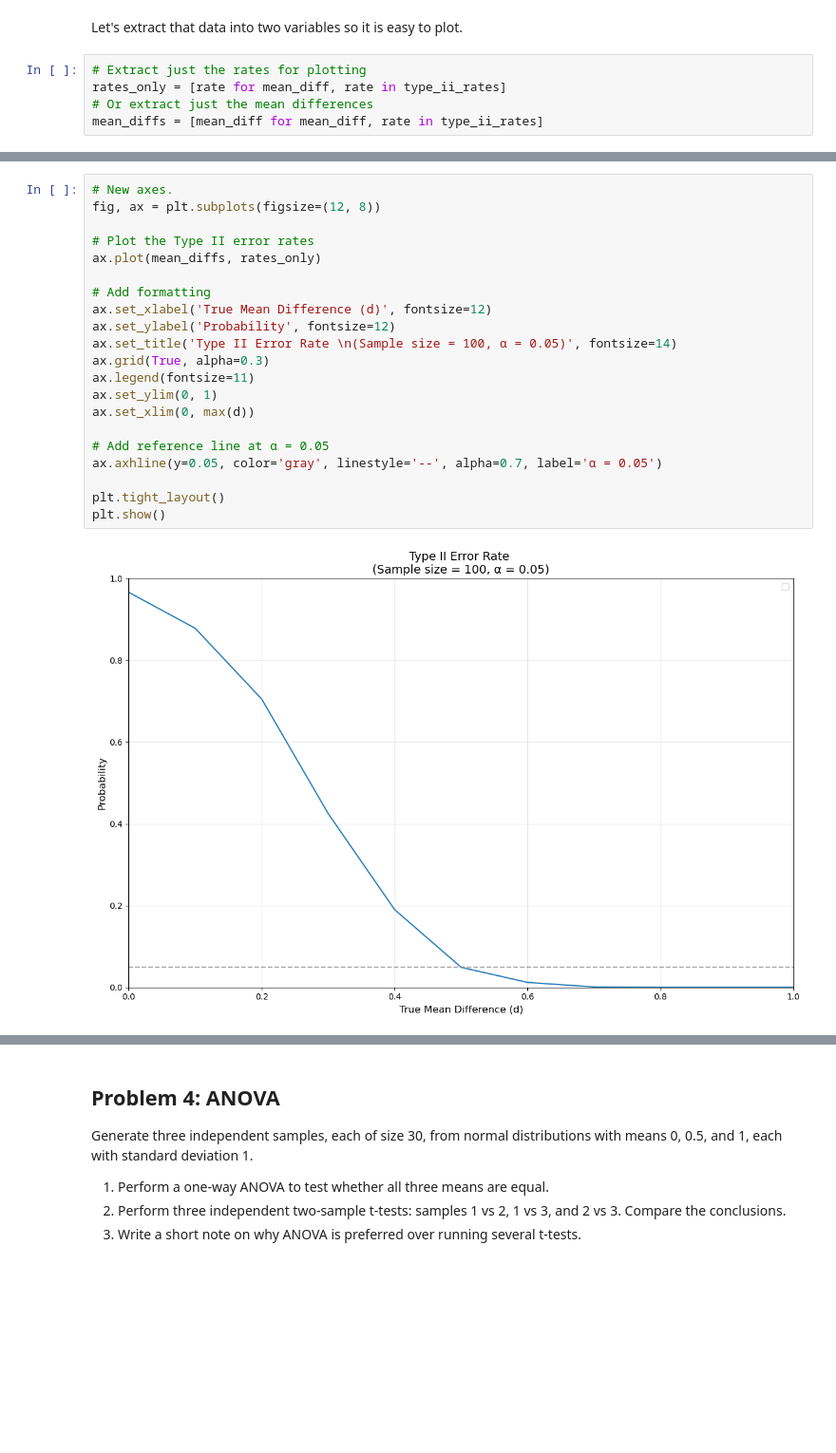
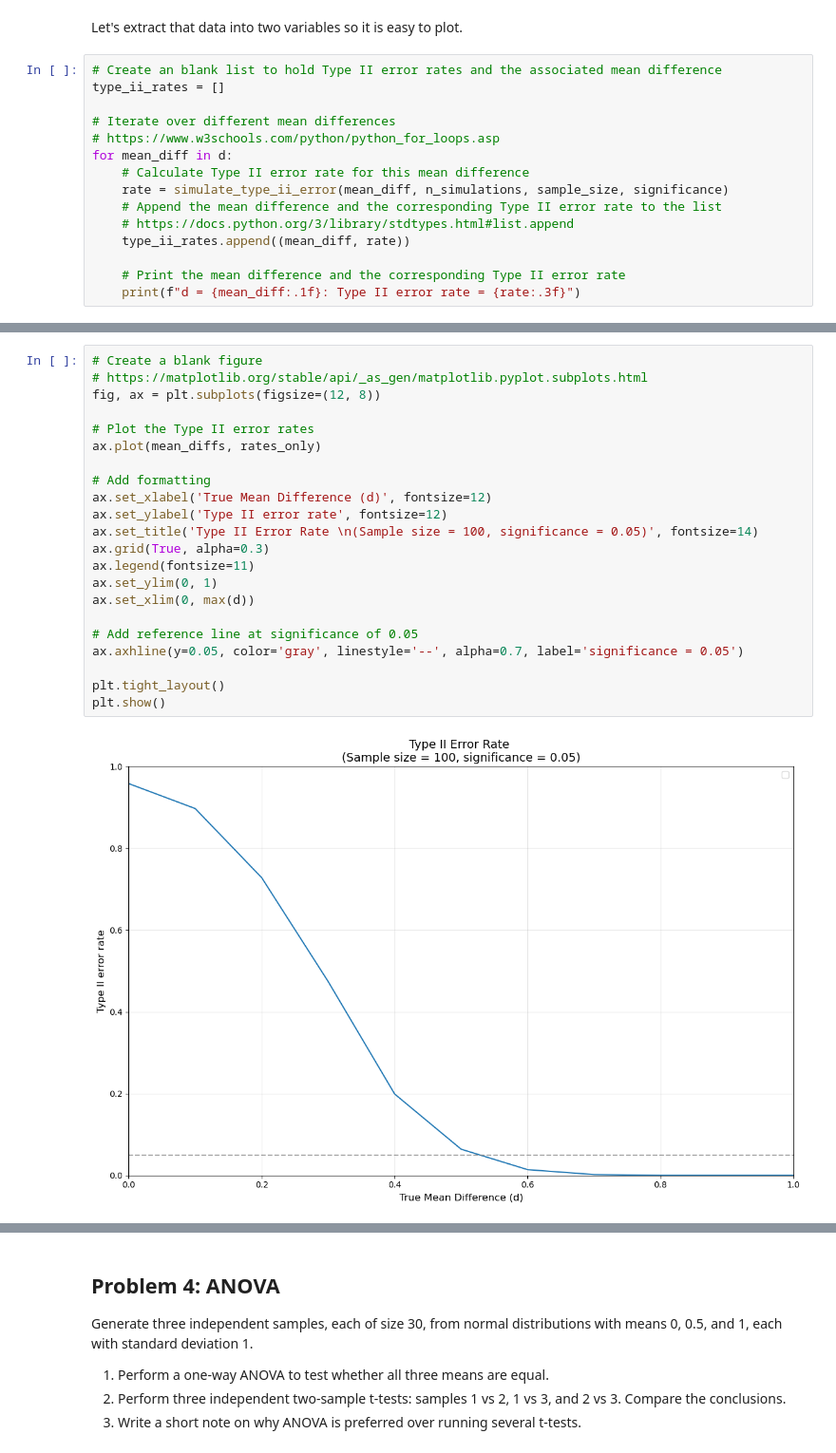
Before and after one commit to kknb1982/applied_statistics, a Jupyter notebook: problems.ipynb, the cells around one changed output, grey strips where cells are left out. Shown at 95% size. Saved outputs shown, nothing was run; the diff lists cells and outputs as text; blank space fills up the shorter version.

```diff
--- a/problems.ipynb
+++ b/problems.ipynb
@@ -935,7 +990,17 @@ d = 1.0: Type II error rate = 0.0
 # %% [markdown]
 Let's extract that data into two variables so it is easy to plot.
 # %%
-# Extract just the rates for plotting
-rates_only = [rate for mean_diff, rate in type_ii_rates]
-# Or extract just the mean differences
-mean_diffs = [mean_diff for mean_diff, rate in type_ii_rates]
+# Create an blank list to hold Type II error rates and the associated mean difference
+type_ii_rates = []
+
+# Iterate over different mean differences
+# https://www.w3schools.com/python/python_for_loops.asp
+for mean_diff in d:
+    # Calculate Type II error rate for this mean difference
+    rate = simulate_type_ii_error(mean_diff, n_simulations, sample_size, significance)
+    # Append the mean difference and the corresponding Type II error rate to the list
+    # https://docs.python.org/3/library/stdtypes.html#list.append
+    type_ii_rates.append((mean_diff, rate))
+
+    # Print the mean difference and the corresponding Type II error rate
+    print(f"d = {mean_diff:.1f}: Type II error rate = {rate:.3f}")
@@ -943,24 +1022,25 @@ mean_diffs = [mean_diff for mean_diff, rate in type_ii_rates]
 Now let's plot the data for the type II error rate against the mean difference.
 # %%
-# New axes.
+# Create a blank figure
+# https://matplotlib.org/stable/api/_as_gen/matplotlib.pyplot.subplots.html
 fig, ax = plt.subplots(figsize=(12, 8))
 
 # Plot the Type II error rates
 ax.plot(mean_diffs, rates_only)
 
 # Add formatting
 ax.set_xlabel('True Mean Difference (d)', fontsize=12)
-ax.set_ylabel('Probability', fontsize=12)
-ax.set_title('Type II Error Rate \n(Sample size = 100, α = 0.05)', fontsize=14)
+ax.set_ylabel('Type II error rate', fontsize=12)
+ax.set_title('Type II Error Rate \n(Sample size = 100, significance = 0.05)', fontsize=14)
 ax.grid(True, alpha=0.3)
 ax.legend(fontsize=11)
 ax.set_ylim(0, 1)
 ax.set_xlim(0, max(d))
 
-# Add reference line at α = 0.05
-ax.axhline(y=0.05, color='gray', linestyle='--', alpha=0.7, label='α = 0.05')
+# Add reference line at significance of 0.05
+ax.axhline(y=0.05, color='gray', linestyle='--', alpha=0.7, label='significance = 0.05')
 
 plt.tight_layout()
 plt.show()
 # %% [output]
-[figure, old version]
+[figure, new version]
```
Also changed, not shown: parts of 46 cells of this notebook.
